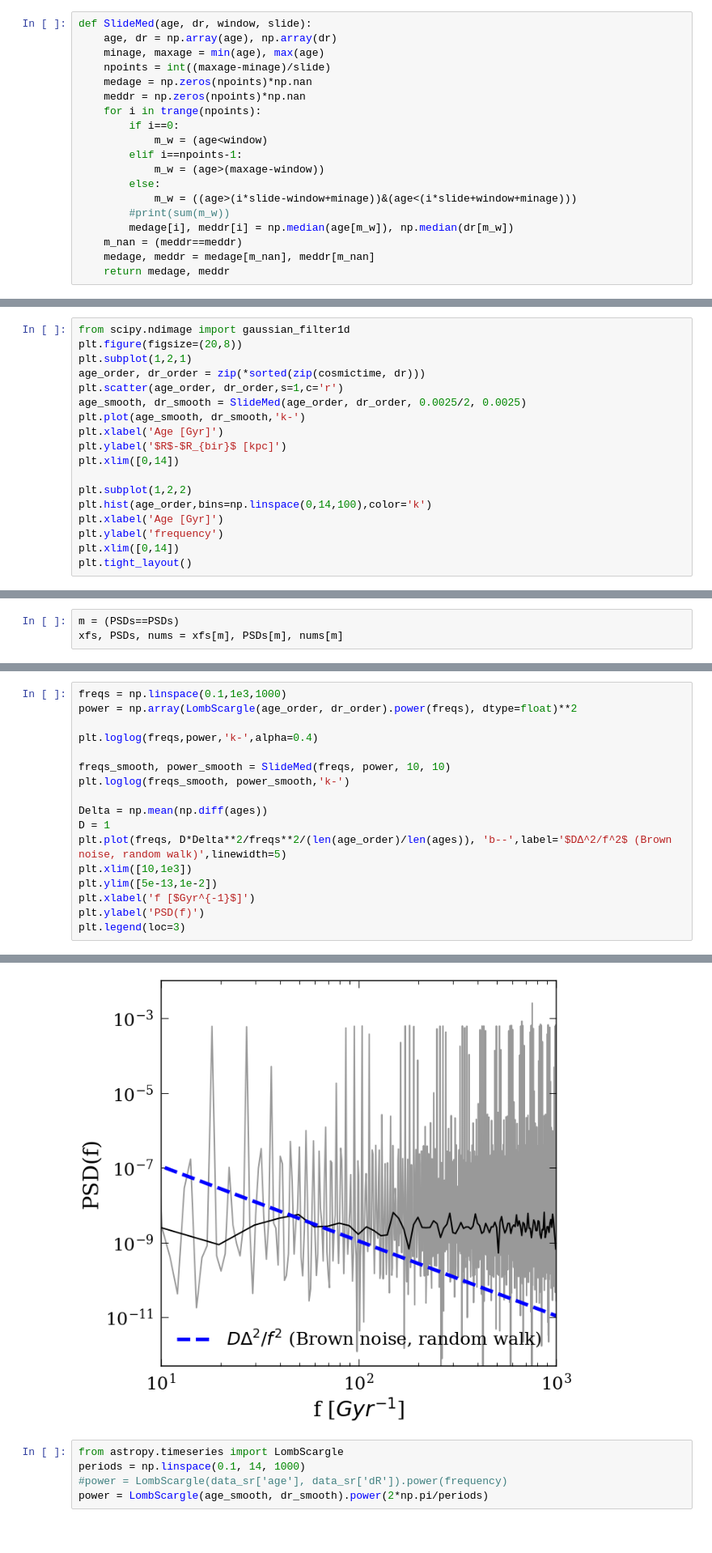
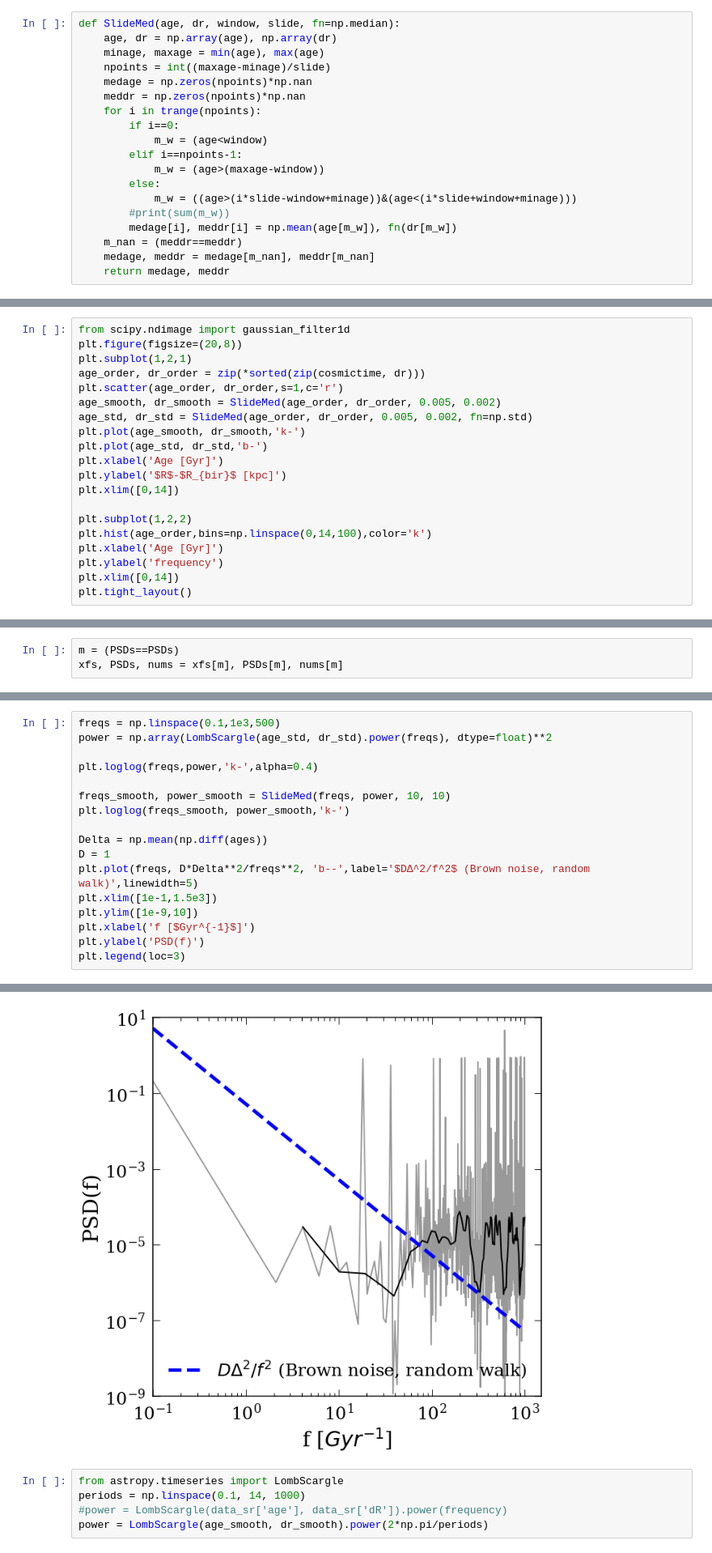
Before and after one commit to lyx12311/Subdiffusion, a Jupyter notebook: SimulationPSD.ipynb, the cells around one changed output, grey strips where cells are left out. Shown at 81% size. Drawn from its saved outputs; the diff is of its cells as text.

```diff
--- a/SimulationPSD.ipynb
+++ b/SimulationPSD.ipynb
@@ -54,7 +60,7 @@ print(len(IDs))
 294001
 12292
 # %%
-def SlideMed(age, dr, window, slide):
+def SlideMed(age, dr, window, slide, fn=np.median):
     age, dr = np.array(age), np.array(dr)
     minage, maxage = min(age), max(age)
     npoints = int((maxage-minage)/slide)
@@ -68,7 +74,7 @@ def SlideMed(age, dr, window, slide):
         else:
             m_w = ((age>(i*slide-window+minage))&(age<(i*slide+window+minage)))
         #print(sum(m_w))
-        medage[i], meddr[i] = np.median(age[m_w]), np.median(dr[m_w])
+        medage[i], meddr[i] = np.mean(age[m_w]), fn(dr[m_w])
     m_nan = (meddr==meddr)
     medage, meddr = medage[m_nan], meddr[m_nan]
     return medage, meddr
@@ -104,8 +115,10 @@ plt.figure(figsize=(20,8))
 plt.subplot(1,2,1)
 age_order, dr_order = zip(*sorted(zip(cosmictime, dr)))
 plt.scatter(age_order, dr_order,s=1,c='r')
-age_smooth, dr_smooth = SlideMed(age_order, dr_order, 0.0025/2, 0.0025)
+age_smooth, dr_smooth = SlideMed(age_order, dr_order, 0.005, 0.002)
+age_std, dr_std = SlideMed(age_order, dr_order, 0.005, 0.002, fn=np.std)
 plt.plot(age_smooth, dr_smooth,'k-')
+plt.plot(age_std, dr_std,'b-')
 plt.xlabel('Age [Gyr]')
 plt.ylabel('$R$-$R_{bir}$ [kpc]')
 plt.xlim([0,14])
@@ -150,23 +163,23 @@ Invalid limit will be ignored.
 # %%
-freqs = np.linspace(0.1,1e3,1000)
-power = np.array(LombScargle(age_order, dr_order).power(freqs), dtype=float)**2
+freqs = np.linspace(0.1,1e3,500)
+power = np.array(LombScargle(age_std, dr_std).power(freqs), dtype=float)**2
 
 plt.loglog(freqs,power,'k-',alpha=0.4)
 
 freqs_smooth, power_smooth = SlideMed(freqs, power, 10, 10)
 plt.loglog(freqs_smooth, power_smooth,'k-')
 
 Delta = np.mean(np.diff(ages))
 D = 1
-plt.plot(freqs, D*Delta**2/freqs**2/(len(age_order)/len(ages)), 'b--',label='$DΔ^2/f^2$ (Brown noise, random walk)',linewidth=5)
-plt.xlim([10,1e3])
-plt.ylim([5e-13,1e-2])
+plt.plot(freqs, D*Delta**2/freqs**2, 'b--',label='$DΔ^2/f^2$ (Brown noise, random walk)',linewidth=5)
+plt.xlim([1e-1,1.5e3])
+plt.ylim([1e-9,10])
 plt.xlabel('f [$Gyr^{-1}$]')
 plt.ylabel('PSD(f)')
 plt.legend(loc=3)
 # %% [output]
 <matplotlib.legend.Legend at 0x...>
-[figure, old version]
+[figure, new version]
 # %%
 from astropy.timeseries import LombScargle
 periods = np.linspace(0.1, 14, 1000)
```
Also changed, not shown: parts of 19 cells of this notebook, 2 other files.
